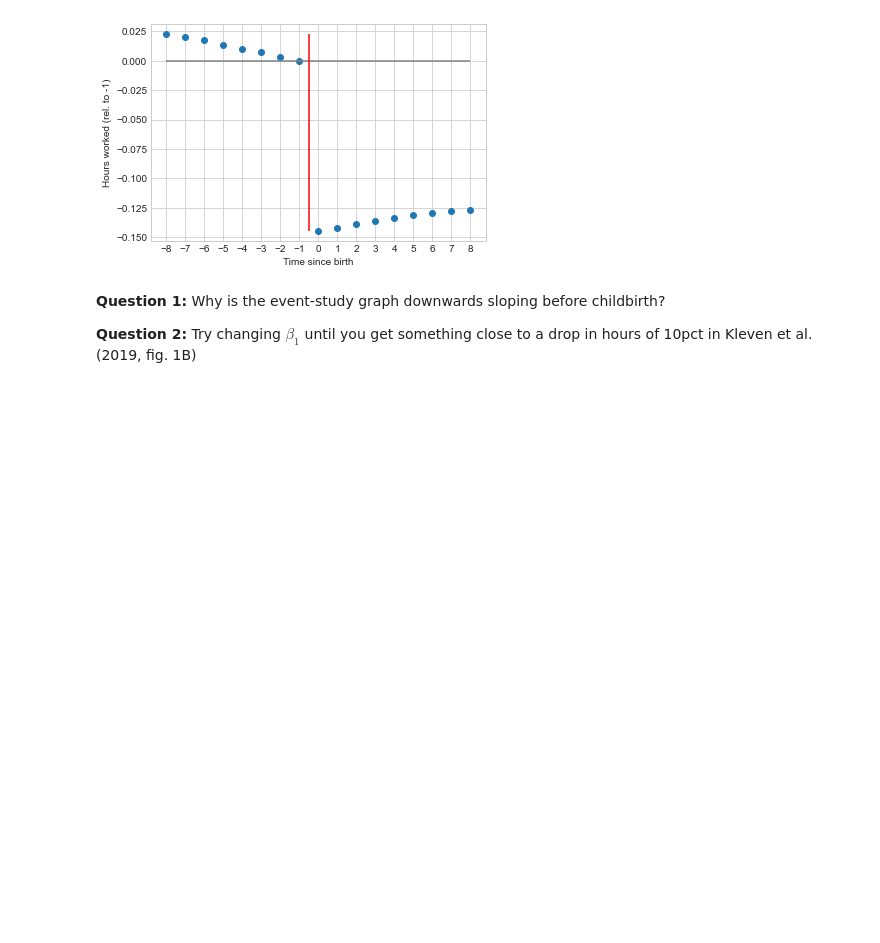
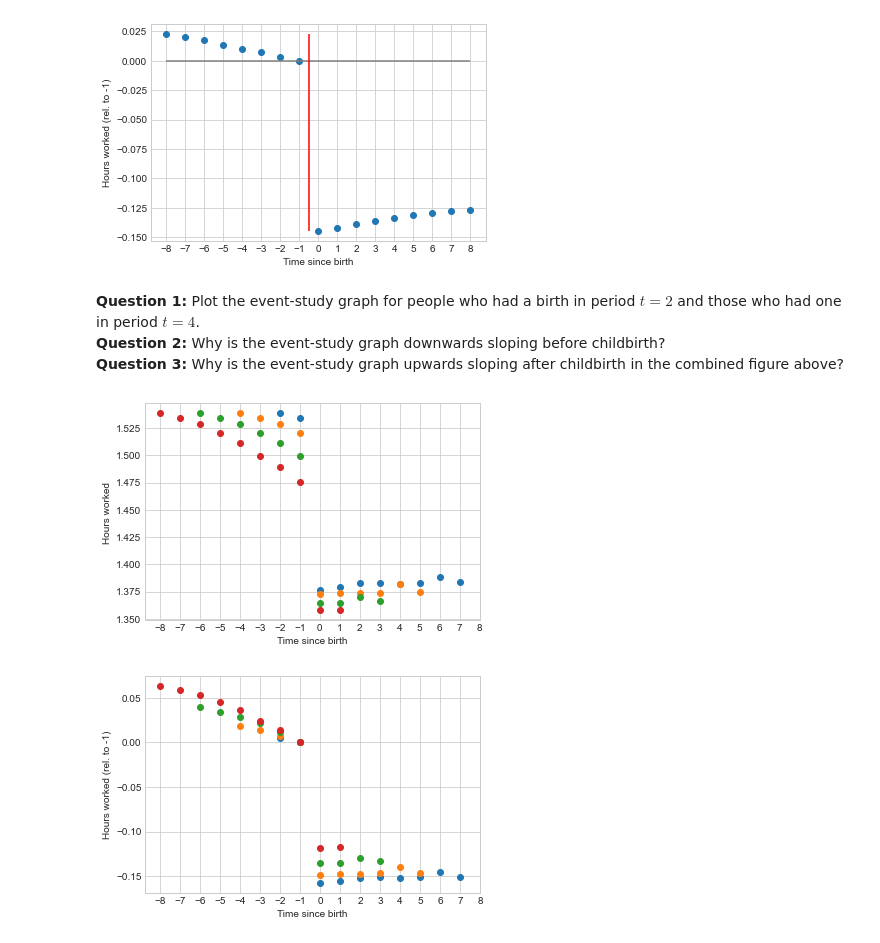
Before and after one commit to ThomasHJorgensen/HouseholdBehaviorCourse, a Jupyter notebook: 05/01. Dynamic Labor w Children.ipynb, the cells around one changed output. Drawn from its saved outputs; the diff is of its cells as text; code cells hidden in the pictures; blank space fills up the shorter version.

Commit message:
added conditional event-studies

```diff
--- a/05/01. Dynamic Labor w Children.ipynb
+++ b/05/01. Dynamic Labor w Children.ipynb
@@ -170,8 +173,9 @@ time_of_birth = np.max(periods * birth, axis=1)
 
 I = time_of_birth>0
 time_of_birth[~I] = -1000 # never as a child
+time_of_birth = np.transpose(np.tile(time_of_birth , (par.simT,1)))
 
-time_since_birth = periods - np.transpose(np.tile(time_of_birth , (par.simT,1)))
+time_since_birth = periods - time_of_birth
 # %%
 # calculate average outcome across time since birth
 min_time = -8
@@ -192,7 +196,32 @@ ax.vlines(x=-0.5,ymin=np.nanmin(event_hours_rel),ymax=np.nanmax(event_hours_rel)
 ax.set(xlabel='Time since birth',ylabel=f'Hours worked (rel. to -1)',xticks=event_grid);
 # %% [output]
 [figure]
-# %% [markdown]
-**Question 1:** Why is the event-study graph downwards sloping before childbirth?
-
-**Question 2:** Try changing $\beta_1$ until you get something close to a drop in hours of 10pct in Kleven et al. (2019, fig. 1B)
+# %% [markdown]
+**Question 1:** Plot the event-study graph for people who had a birth in period $t=2$ and those who had one in period $t=4$. <br>
+**Question 2:** Why is the event-study graph downwards sloping before childbirth? <br>
+**Question 3:** Why is the event-study graph upwards sloping after childbirth in the combined figure above? <br>
+# %%
+# Solution
+event_hours_cond = {}
+for period in range(1,9):
+    event_hours_cond[period] = np.nan + np.zeros(event_grid.size)
+
+    for t,time in enumerate(event_grid):
+        I = (time_since_birth==time) & (time_of_birth==period)
+        event_hours_cond[period][t] = np.mean(sim.h[I])
+
+    # relative
+    event_hours_cond[(period,'rel')] = event_hours_cond[period] - event_hours_cond[period][event_grid==-1]
+# %%
+fig, ax = plt.subplots()
+for period in (2,4,6,8):
+    ax.scatter(event_grid,event_hours_cond[(period)])
+ax.set(xlabel='Time since birth',ylabel=f'Hours worked ',xticks=event_grid);
+
+fig, ax = plt.subplots()
+for period in (2,4,6,8):
+    ax.scatter(event_grid,event_hours_cond[(period,'rel')])
+ax.set(xlabel='Time since birth',ylabel=f'Hours worked (rel. to -1)',xticks=event_grid);
+# %% [output]
+[figure, added]
+[figure, added]
```
Also changed, not shown: parts of 3 cells of this notebook.
